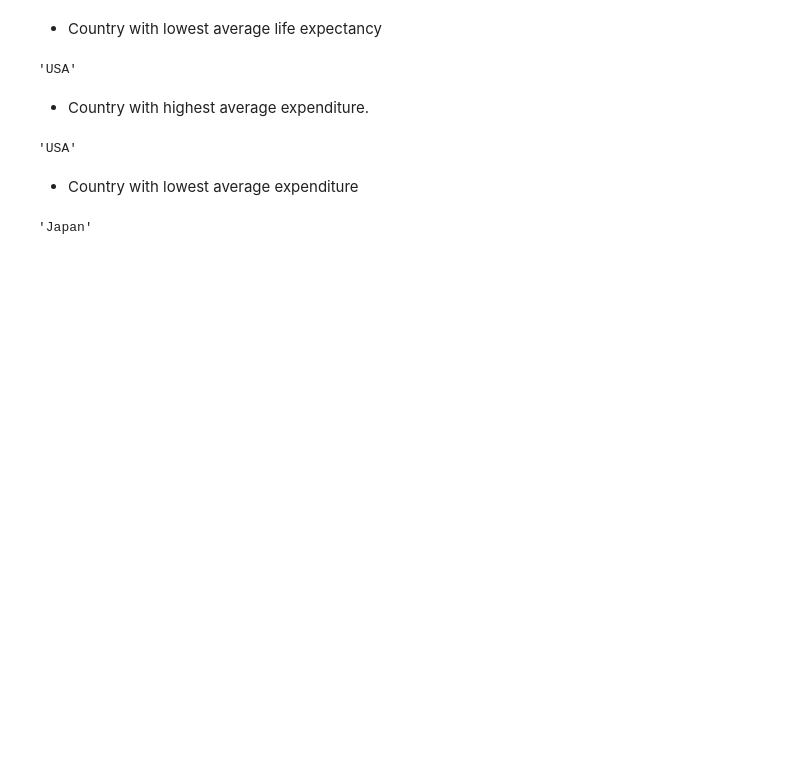
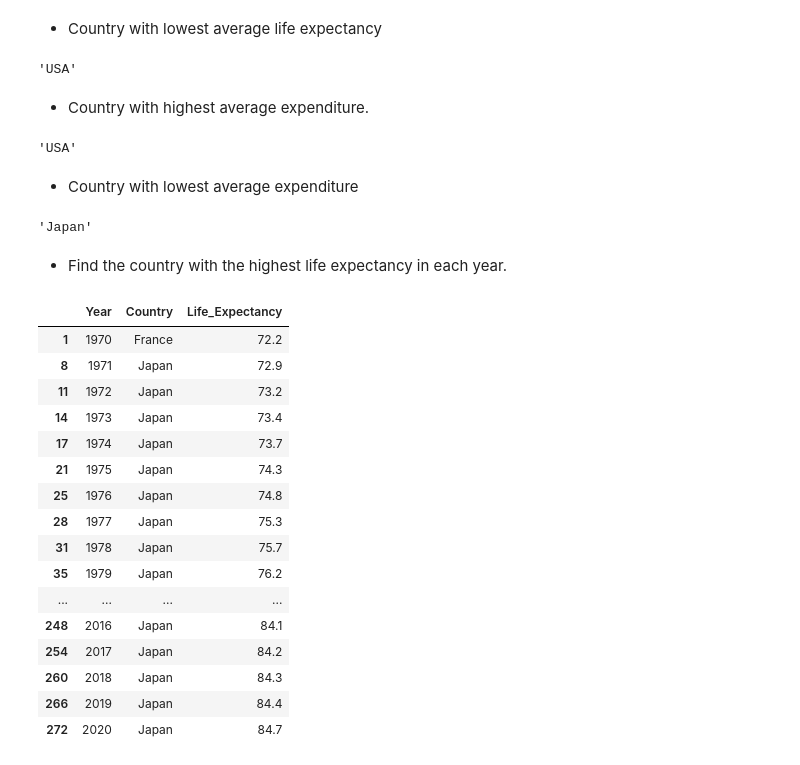
Before and after one commit to geershatisaxena/Healthtip-Data-Analysis, a Jupyter notebook: pandas.ipynb, the cells around one changed output. Drawn from its saved outputs; the diff is of its cells as text; code cells hidden in the pictures; blank space fills up the shorter version.

```diff
--- a/pandas.ipynb
+++ b/pandas.ipynb
@@ -1359,3 +1359,26 @@ df.groupby("Country")["Spending_USD"].mean().idxmax()
 df.groupby("Country")["Spending_USD"].mean().idxmin()
 # %% [output]
 'Japan'
+# %% [markdown]
+- Find the country with the highest life expectancy in each year.
+# %%
+df.loc[df.groupby("Year")["Life_Expectancy"].idxmax(),
+       ["Year", "Country", "Life_Expectancy"]]
+# %% [output]
+|  | Year | Country | Life_Expectancy |
+| 1 | 1970 | France | 72.2 |
+| 8 | 1971 | Japan | 72.9 |
+| 11 | 1972 | Japan | 73.2 |
+| 14 | 1973 | Japan | 73.4 |
+| 17 | 1974 | Japan | 73.7 |
+| 21 | 1975 | Japan | 74.3 |
+| 25 | 1976 | Japan | 74.8 |
+| 28 | 1977 | Japan | 75.3 |
+| 31 | 1978 | Japan | 75.7 |
+| 35 | 1979 | Japan | 76.2 |
+| ... | ... | ... | ... |
+| 248 | 2016 | Japan | 84.1 |
+| 254 | 2017 | Japan | 84.2 |
+| 260 | 2018 | Japan | 84.3 |
+| 266 | 2019 | Japan | 84.4 |
+| 272 | 2020 | Japan | 84.7 |
```
